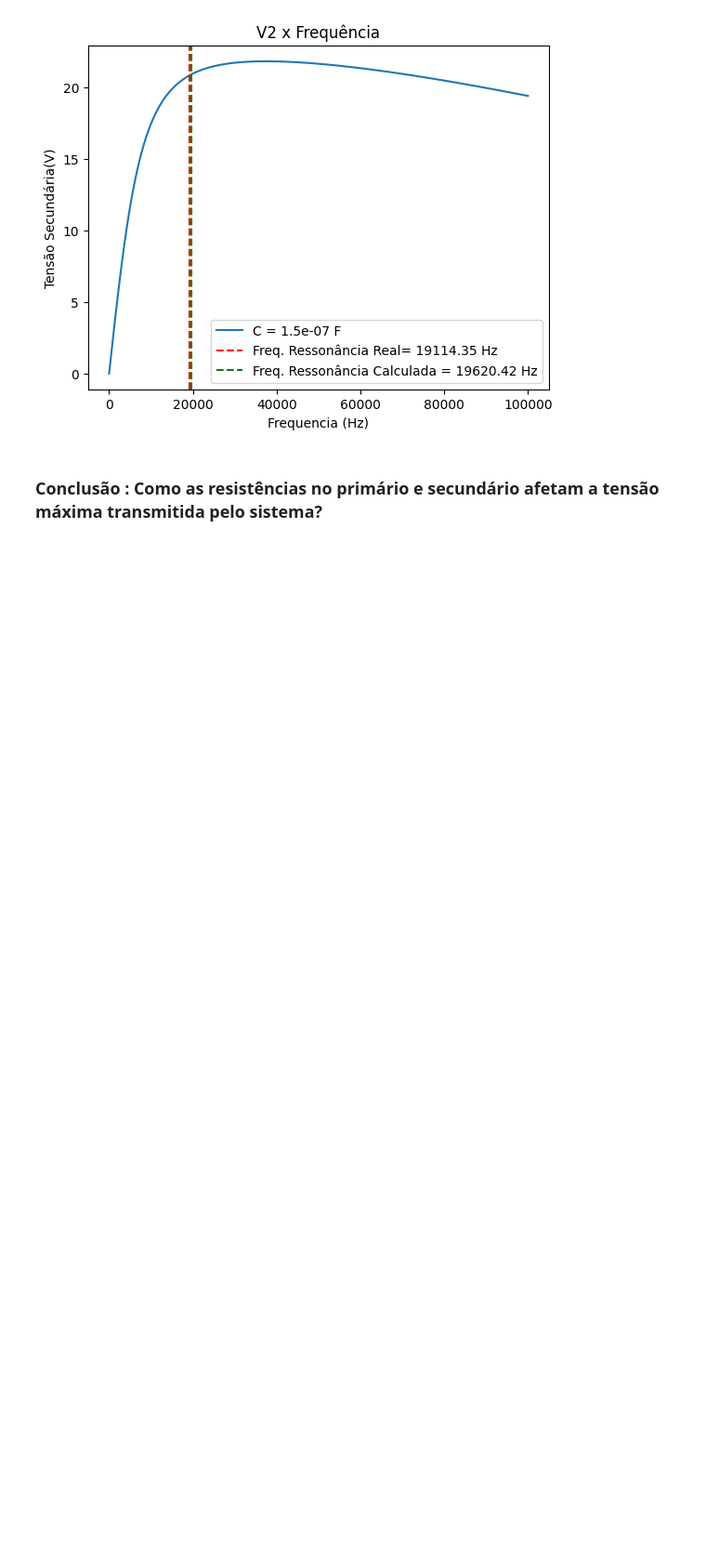
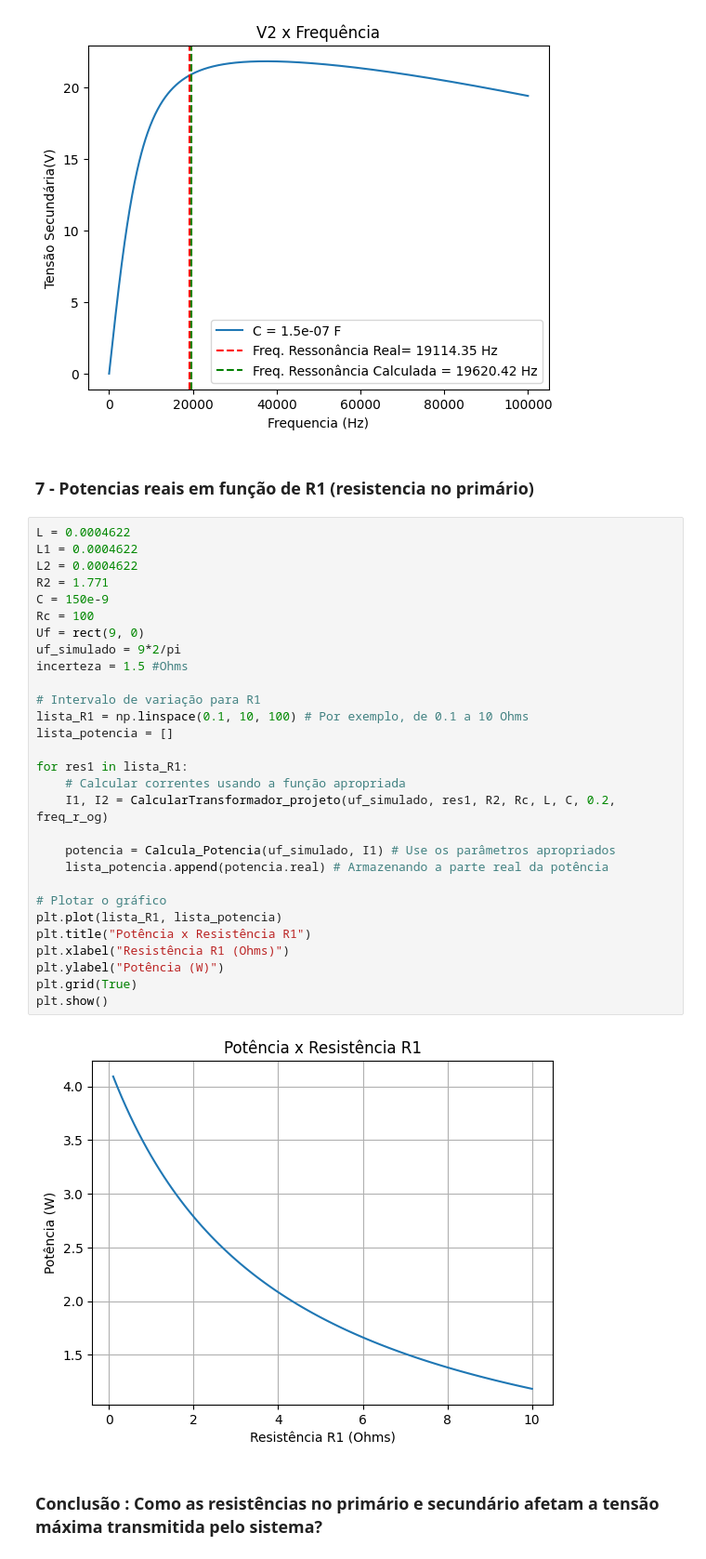
Before and after one commit to gustavoeso/Projeto_mag_2023.2, a Jupyter notebook: projeto.ipynb, the cells around one changed output. Shown at 93% size. Drawn from its saved outputs; the diff is of its cells as text; blank space fills up the shorter version.

```diff
--- a/projeto.ipynb
+++ b/projeto.ipynb
@@ -555,6 +555,39 @@ plt.title("V2 x Frequência")
 plt.show()
 # %% [output]
 [figure]
+# %% [markdown]
+### 7 - Potencias reais em função de R1 (resistencia no primário)
+# %%
+L = 0.0004622
+L1 = 0.0004622
+L2 = 0.0004622
+R2 = 1.771
+C = 150e-9
+Rc = 100
+Uf = rect(9, 0)
+uf_simulado = 9*2/pi
+incerteza = 1.5 #Ohms
+
+# Intervalo de variação para R1
+lista_R1 = np.linspace(0.1, 10, 100) # Por exemplo, de 0.1 a 10 Ohms
+lista_potencia = []
+
+for res1 in lista_R1:
+    # Calcular correntes usando a função apropriada
+    I1, I2 = CalcularTransformador_projeto(uf_simulado, res1, R2, Rc, L, C, 0.2, freq_r_og)
+
+    potencia = Calcula_Potencia(uf_simulado, I1) # Use os parâmetros apropriados
+    lista_potencia.append(potencia.real) # Armazenando a parte real da potência
+
+# Plotar o gráfico
+plt.plot(lista_R1, lista_potencia)
+plt.title("Potência x Resistência R1")
+plt.xlabel("Resistência R1 (Ohms)")
+plt.ylabel("Potência (W)")
+plt.grid(True)
+plt.show()
+# %% [output]
+[figure, added]
 # %% [markdown]
 ### Conclusão : Como as resistências no primário e secundário afetam a tensão máxima transmitida pelo sistema?
 # %%
```
